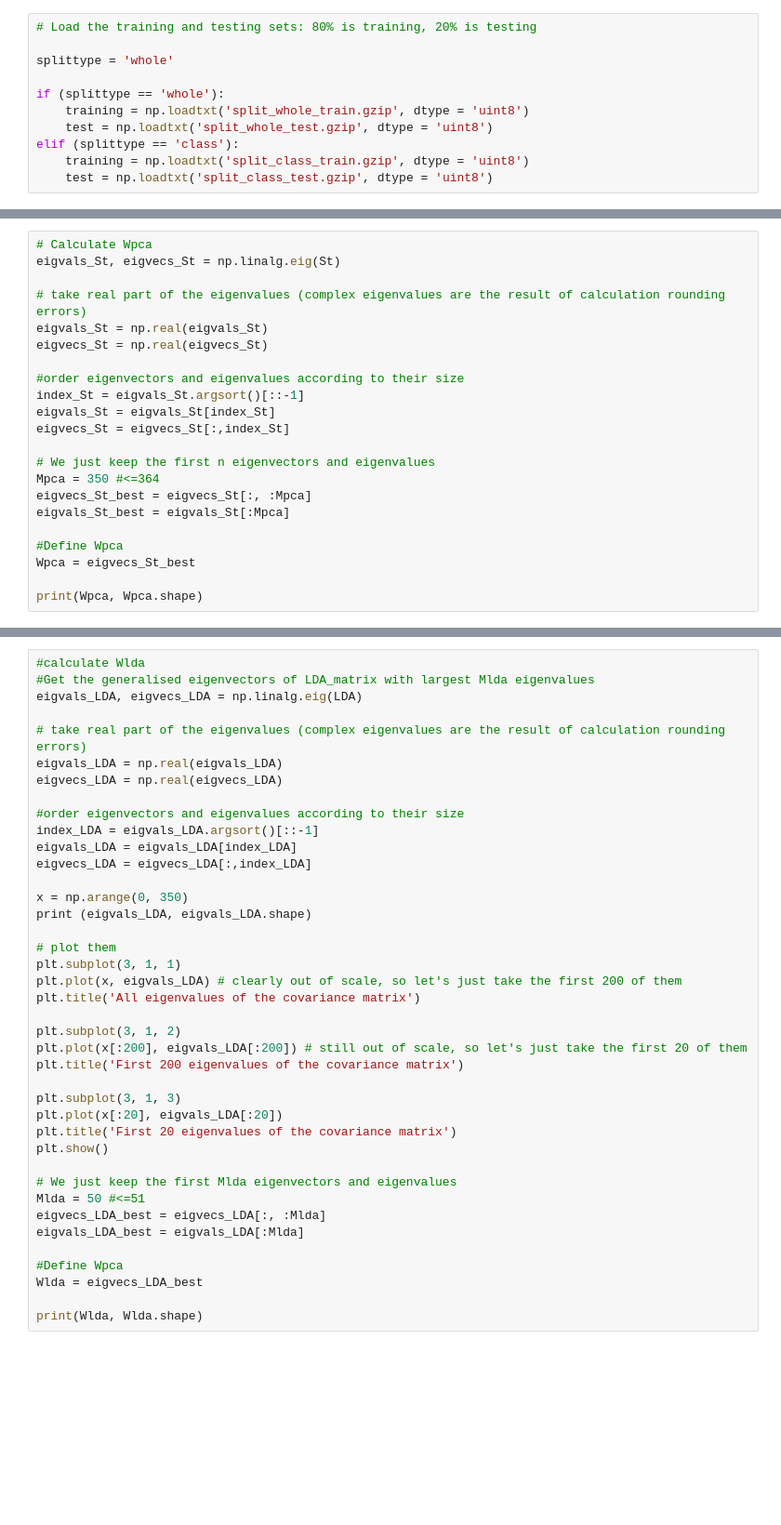
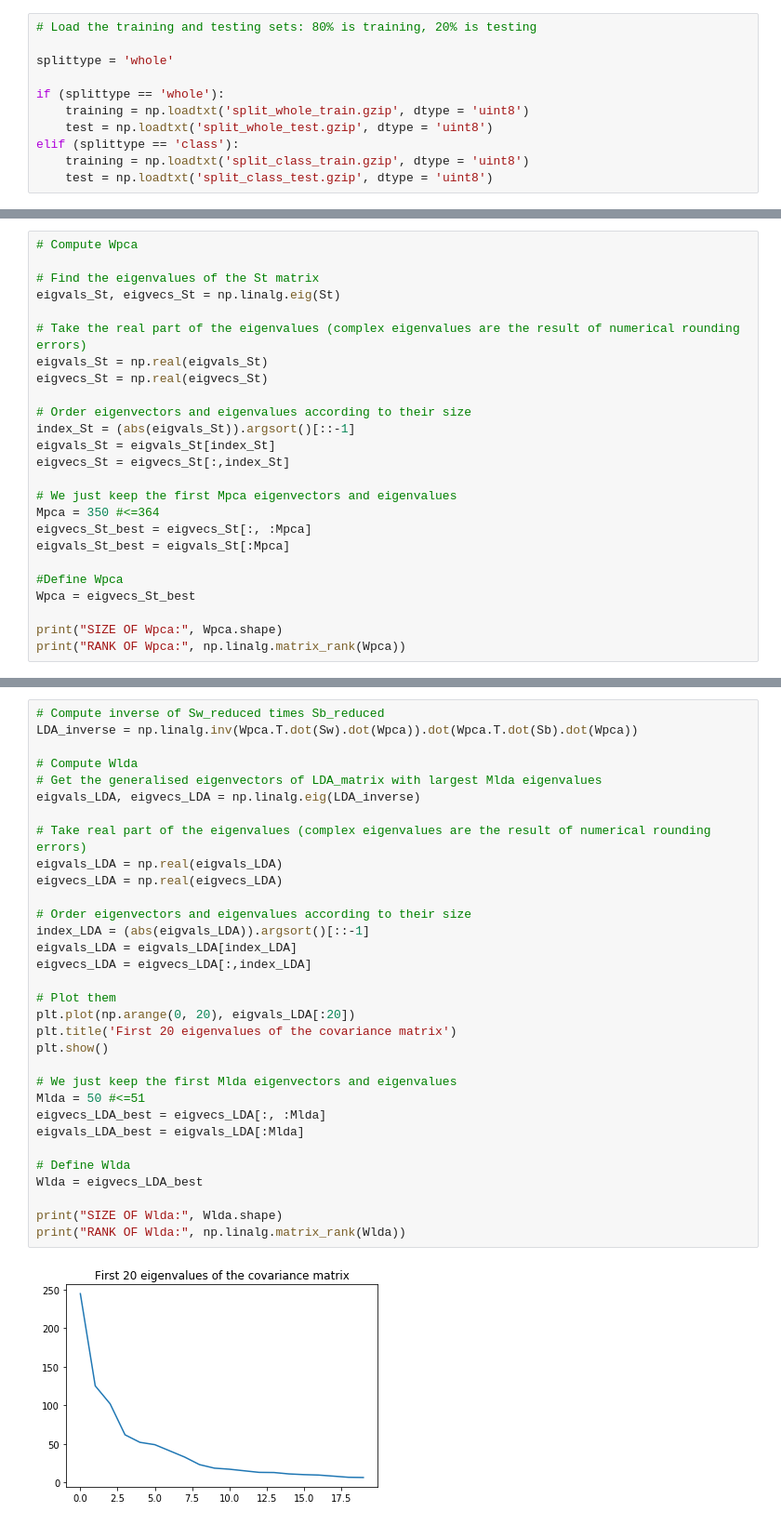
Before and after one commit to Karcsi127/patterrec1, a Jupyter notebook: exercise3.ipynb, the cells around one changed output, grey strips where cells are left out. Shown at 93% size. Saved outputs shown, nothing was run; the diff lists cells and outputs as text; blank space fills up the shorter version.

```diff
--- a/exercise3.ipynb
+++ b/exercise3.ipynb
@@ -84,17 +96,19 @@ St = np.dot(pca_train_norm.T, pca_train_norm)
 # %%
-# Calculate Wpca
+# Compute Wpca
+
+# Find the eigenvalues of the St matrix
 eigvals_St, eigvecs_St = np.linalg.eig(St)
 
-# take real part of the eigenvalues (complex eigenvalues are the result of calculation rounding errors)
+# Take the real part of the eigenvalues (complex eigenvalues are the result of numerical rounding errors)
 eigvals_St = np.real(eigvals_St)
 eigvecs_St = np.real(eigvecs_St)
 
-#order eigenvectors and eigenvalues according to their size
-index_St = eigvals_St.argsort()[::-1]
+# Order eigenvectors and eigenvalues according to their size
+index_St = (abs(eigvals_St)).argsort()[::-1]
 eigvals_St = eigvals_St[index_St]
 eigvecs_St = eigvecs_St[:,index_St]
 
-# We just keep the first n eigenvectors and eigenvalues
+# We just keep the first Mpca eigenvectors and eigenvalues
 Mpca = 350 #<=364
 eigvecs_St_best = eigvecs_St[:, :Mpca]
 eigvals_St_best = eigvals_St[:Mpca]
@@ -102,4 +116,5 @@ eigvals_St_best = eigvals_St[:Mpca]
 #Define Wpca
 Wpca = eigvecs_St_best
 
-print(Wpca, Wpca.shape)
+print("SIZE OF Wpca:", Wpca.shape)
+print("RANK OF Wpca:", np.linalg.matrix_rank(Wpca))
@@ -111,40 +126,34 @@ print(LDA, LDA.shape)
 # %%
-#calculate Wlda
-#Get the generalised eigenvectors of LDA_matrix with largest Mlda eigenvalues
-eigvals_LDA, eigvecs_LDA = np.linalg.eig(LDA)
+# Compute inverse of Sw_reduced times Sb_reduced
+LDA_inverse = np.linalg.inv(Wpca.T.dot(Sw).dot(Wpca)).dot(Wpca.T.dot(Sb).dot(Wpca))
 
-# take real part of the eigenvalues (complex eigenvalues are the result of calculation rounding errors)
+# Compute Wlda
+# Get the generalised eigenvectors of LDA_matrix with largest Mlda eigenvalues
+eigvals_LDA, eigvecs_LDA = np.linalg.eig(LDA_inverse)
+
+# Take real part of the eigenvalues (complex eigenvalues are the result of numerical rounding errors)
 eigvals_LDA = np.real(eigvals_LDA)
 eigvecs_LDA = np.real(eigvecs_LDA)
 
-#order eigenvectors and eigenvalues according to their size
-index_LDA = eigvals_LDA.argsort()[::-1]
+# Order eigenvectors and eigenvalues according to their size
+index_LDA = (abs(eigvals_LDA)).argsort()[::-1]
 eigvals_LDA = eigvals_LDA[index_LDA]
 eigvecs_LDA = eigvecs_LDA[:,index_LDA]
 
-x = np.arange(0, 350)
-print (eigvals_LDA, eigvals_LDA.shape)
-
-# plot them
-plt.subplot(3, 1, 1)
-plt.plot(x, eigvals_LDA) # clearly out of scale, so let's just take the first 200 of them
-plt.title('All eigenvalues of the covariance matrix')
-
-plt.subplot(3, 1, 2)
-plt.plot(x[:200], eigvals_LDA[:200]) # still out of scale, so let's just take the first 20 of them
-plt.title('First 200 eigenvalues of the covariance matrix')
-
-plt.subplot(3, 1, 3)
-plt.plot(x[:20], eigvals_LDA[:20])
+# Plot them
+plt.plot(np.arange(0, 20), eigvals_LDA[:20])
 plt.title('First 20 eigenvalues of the covariance matrix')
 plt.show()
 
 # We just keep the first Mlda eigenvectors and eigenvalues
 Mlda = 50 #<=51
 eigvecs_LDA_best = eigvecs_LDA[:, :Mlda]
 eigvals_LDA_best = eigvals_LDA[:Mlda]
 
-#Define Wpca
+# Define Wlda
 Wlda = eigvecs_LDA_best
 
-print(Wlda, Wlda.shape)
+print("SIZE OF Wlda:", Wlda.shape)
+print("RANK OF Wlda:", np.linalg.matrix_rank(Wlda))
+# %% [output]
+[figure, added]
```
Also changed, not shown: parts of 28 cells of this notebook.
